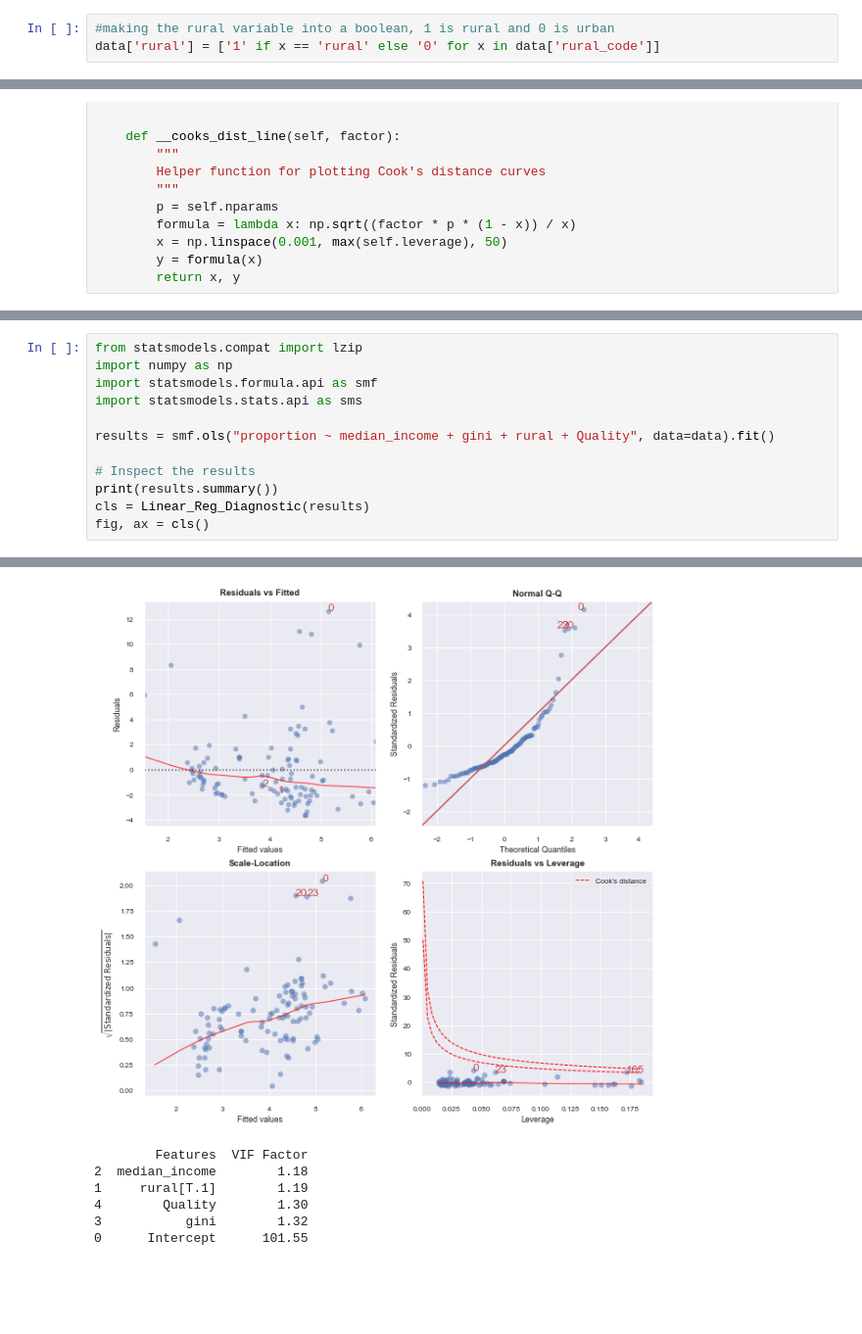
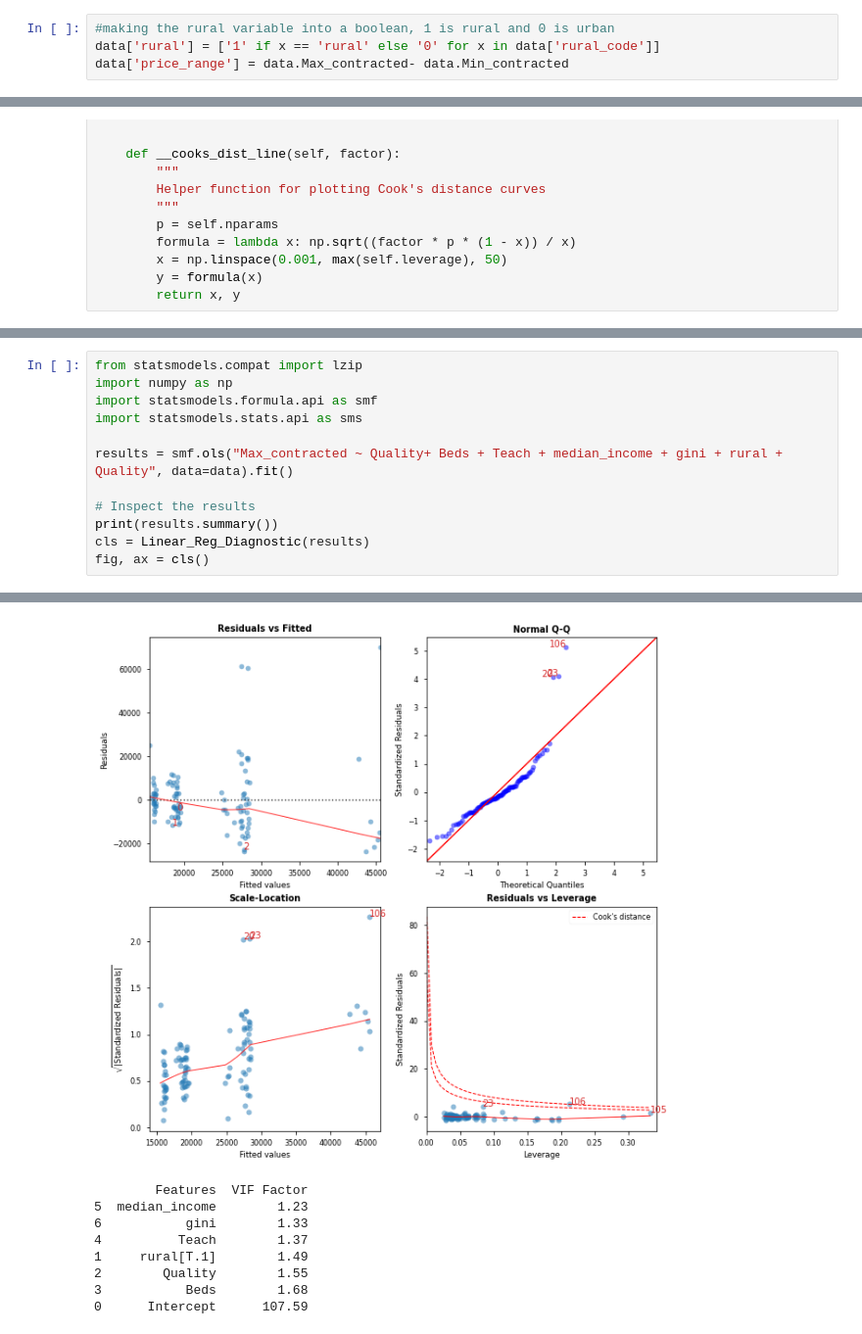
Before and after one commit to aperfilyeva/anna_data601, a Jupyter notebook: Project/hospital_analysis_ryan.ipynb, the cells around one changed output, grey strips where cells are left out. Shown: that part at 98% size. Saved outputs shown, nothing was run; the diff lists cells and outputs as text; blank space fills up the shorter version.

```diff
--- a/Project/hospital_analysis_ryan.ipynb
+++ b/Project/hospital_analysis_ryan.ipynb
@@ -22,6 +22,7 @@ data
 # %%
 #making the rural variable into a boolean, 1 is rural and 0 is urban
 data['rural'] = ['1' if x == 'rural' else '0' for x in data['rural_code']]
+data['price_range'] = data.Max_contracted- data.Min_contracted
 # %%
 regression_variables = data[['Beds', 'Quality', 'Public_flag', 'Teach', 'median_income', 'gini', 'max_min', 'proportion', 'rural']]
 corr = regression_variables.corr()
@@ -516,7 +526,7 @@ import numpy as np
 import statsmodels.formula.api as smf
 import statsmodels.stats.api as sms
 
-results = smf.ols("proportion ~ median_income + gini + rural + Quality", data=data).fit()
+results = smf.ols("Max_contracted ~ Quality+ Beds + Teach + median_income + gini + rural + Quality", data=data).fit()
 
 # Inspect the results
 print(results.summary())
@@ -542,8 +552,10 @@ Warnings:
 strong multicollinearity or other numerical problems.
-[figure, old version]
+[figure, new version]
         Features  VIF Factor
-2  median_income        1.18
-1     rural[T.1]        1.19
-4        Quality        1.30
-3           gini        1.32
-0      Intercept      101.55
+5  median_income        1.23
+6           gini        1.33
+4          Teach        1.37
+1     rural[T.1]        1.49
+2        Quality        1.55
+3           Beds        1.68
+0      Intercept      107.59
```
Also changed, not shown: parts of 2 cells of this notebook.
